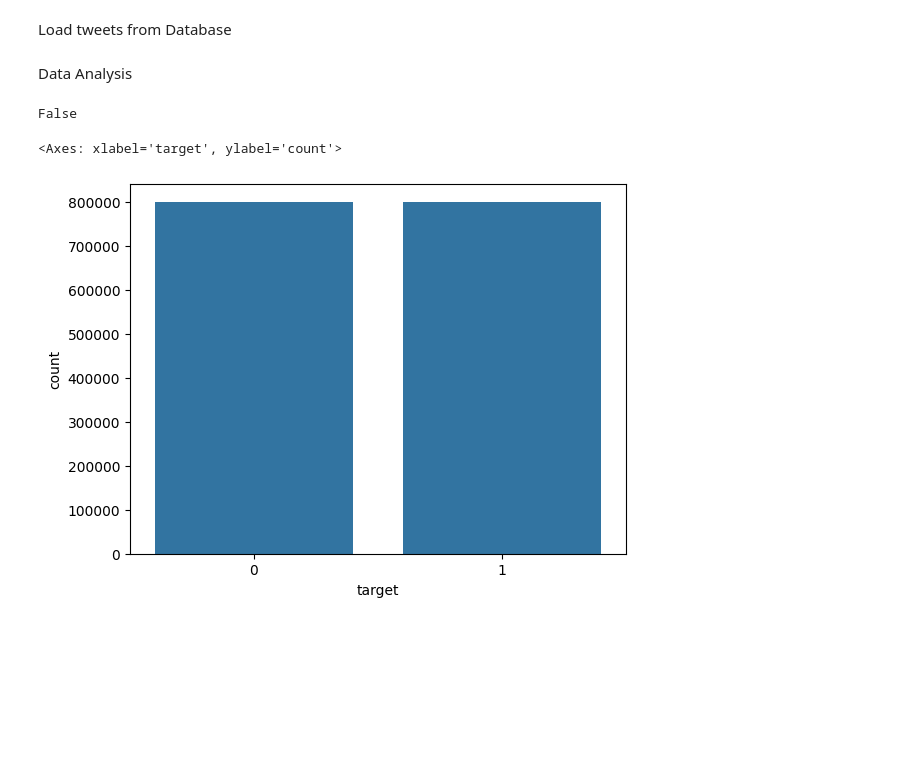
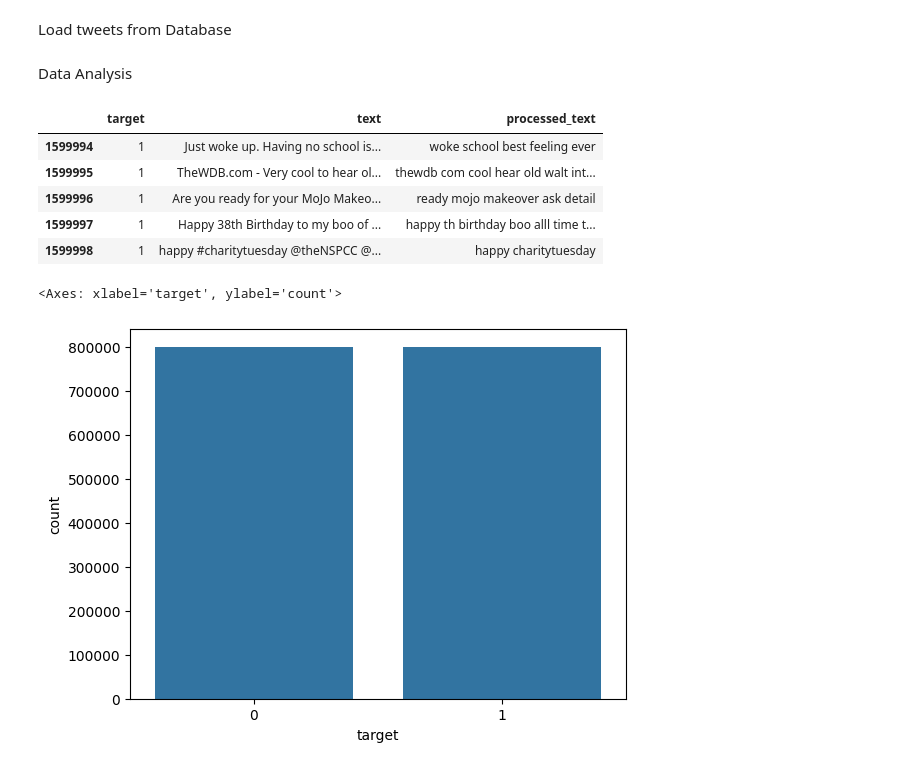
Before and after one commit to prantoamt/Sentiment-Driven-Spotify-Music-Recommendation, a Jupyter notebook: project/data-exploration.ipynb, the cells around one changed output. Cells and saved outputs as stored; diff of their text form; code cells hidden in the pictures; blank space fills up the shorter version.

```diff
--- a/project/data-exploration.ipynb
+++ b/project/data-exploration.ipynb
@@ -25,10 +25,15 @@ finally:
     connection.close()
 # %% [markdown]
 Data Analysis
-# %%
-tweets.isnull().values.any()
-# %% [output]
-False
+# %%
+tweets.tail()
+# %% [output]
+|  | target | text | processed_text |
+| 1599994 | 1 | Just woke up. Having no school is... | woke school best feeling ever |
+| 1599995 | 1 | TheWDB.com - Very cool to hear ol... | thewdb com cool hear old walt int... |
+| 1599996 | 1 | Are you ready for your MoJo Makeo... | ready mojo makeover ask detail |
+| 1599997 | 1 | Happy 38th Birthday to my boo of ... | happy th birthday boo alll time t... |
+| 1599998 | 1 | happy #charitytuesday @theNSPCC @... | happy charitytuesday |
 # %%
 sns.countplot(x="target", data=tweets)
 # %% [output]
```
Also changed, not shown: parts of 1 cell of this notebook, 3 other files.
